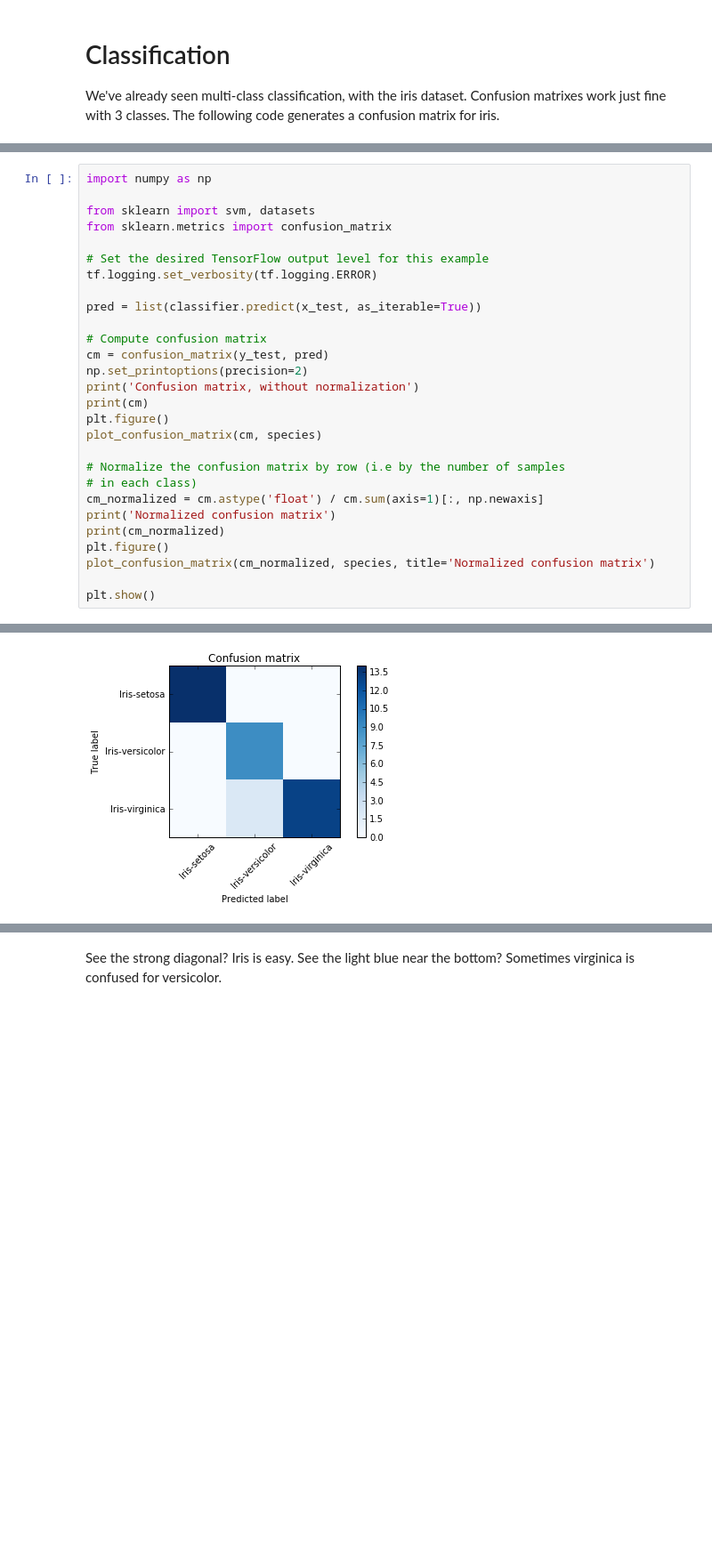
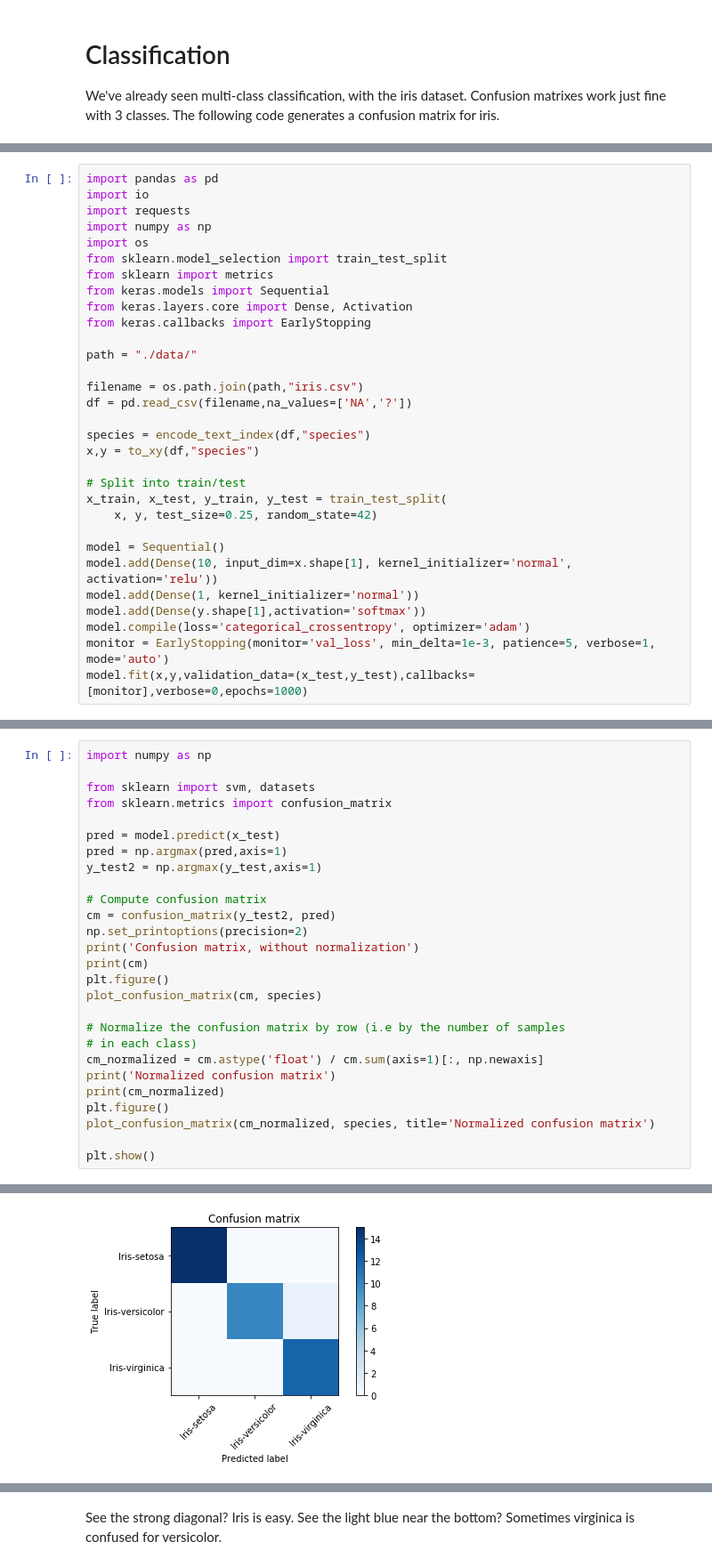
Before and after one commit to jeffheaton/t81_558_deep_learning, a Jupyter notebook: t81_558_class4_class_reg.ipynb, the cells around one changed output, grey strips where cells are left out. Shown at 89% size. Cells and saved outputs as stored; diff of their text form; blank space fills up the shorter version.

Commit message:
Rerunning examples and fixing any compile errors with latest versions.

```diff
--- a/t81_558_class4_class_reg.ipynb
+++ b/t81_558_class4_class_reg.ipynb
@@ -387,0 +312,31 @@ INFO:tensorflow:Loss for final step: 0.0166679.
+# %%
+import pandas as pd
+import io
+import requests
+import numpy as np
+import os
+from sklearn.model_selection import train_test_split
+from sklearn import metrics
+from keras.models import Sequential
+from keras.layers.core import Dense, Activation
+from keras.callbacks import EarlyStopping
+
+path = "./data/"
+
+filename = os.path.join(path,"iris.csv")
+df = pd.read_csv(filename,na_values=['NA','?'])
+
+species = encode_text_index(df,"species")
+x,y = to_xy(df,"species")
+
+# Split into train/test
+x_train, x_test, y_train, y_test = train_test_split(
+    x, y, test_size=0.25, random_state=42)
+
+model = Sequential()
+model.add(Dense(10, input_dim=x.shape[1], kernel_initializer='normal', activation='relu'))
+model.add(Dense(1, kernel_initializer='normal'))
+model.add(Dense(y.shape[1],activation='softmax'))
+model.compile(loss='categorical_crossentropy', optimizer='adam')
+monitor = EarlyStopping(monitor='val_loss', min_delta=1e-3, patience=5, verbose=1, mode='auto')
+model.fit(x,y,validation_data=(x_test,y_test),callbacks=[monitor],verbose=0,epochs=1000)
@@ -391,13 +349,12 @@ import numpy as np
 from sklearn import svm, datasets
 from sklearn.metrics import confusion_matrix
 
-# Set the desired TensorFlow output level for this example
-tf.logging.set_verbosity(tf.logging.ERROR)
-
-pred = list(classifier.predict(x_test, as_iterable=True))
+pred = model.predict(x_test)
+pred = np.argmax(pred,axis=1)
+y_test2 = np.argmax(y_test,axis=1)
 
 # Compute confusion matrix
-cm = confusion_matrix(y_test, pred)
+cm = confusion_matrix(y_test2, pred)
 np.set_printoptions(precision=2)
 print('Confusion matrix, without normalization')
 print(cm)
@@ -425 +382 @@ Normalized confusion matrix
-[figure, old version]
+[figure, new version]
```
Also changed, not shown: parts of 7 cells of this notebook, 17 other files.
